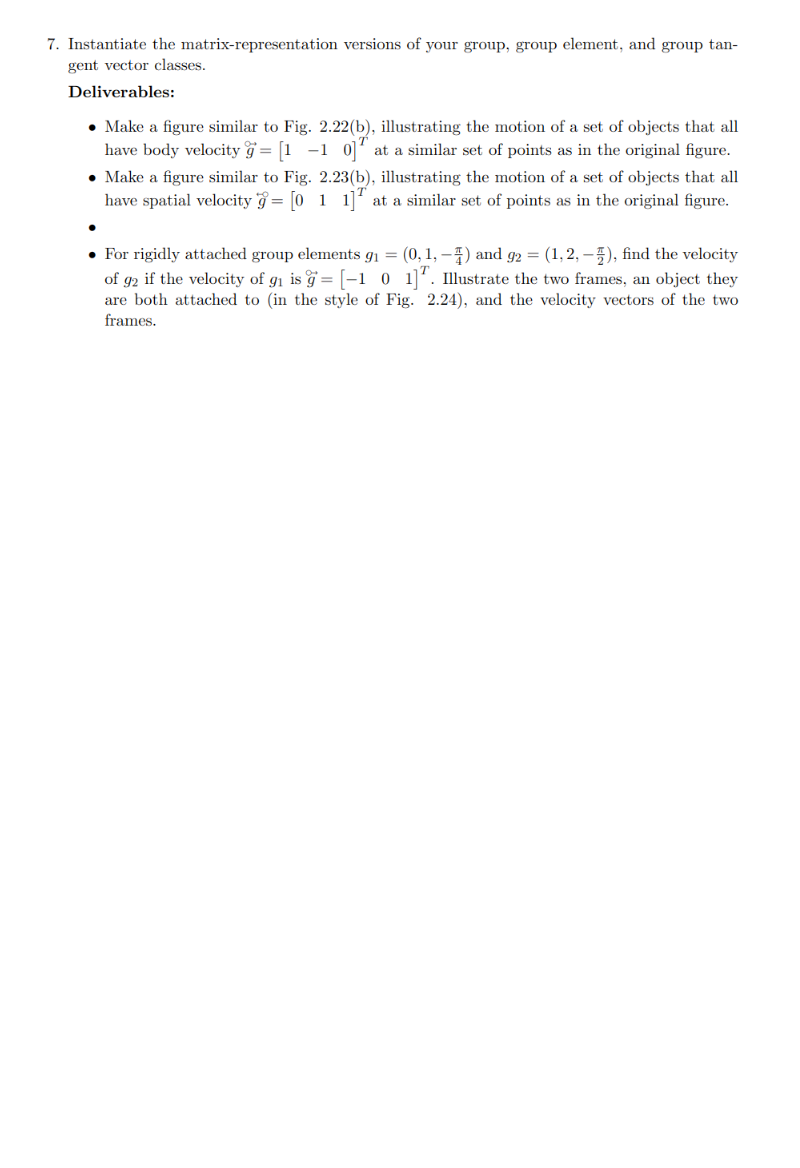
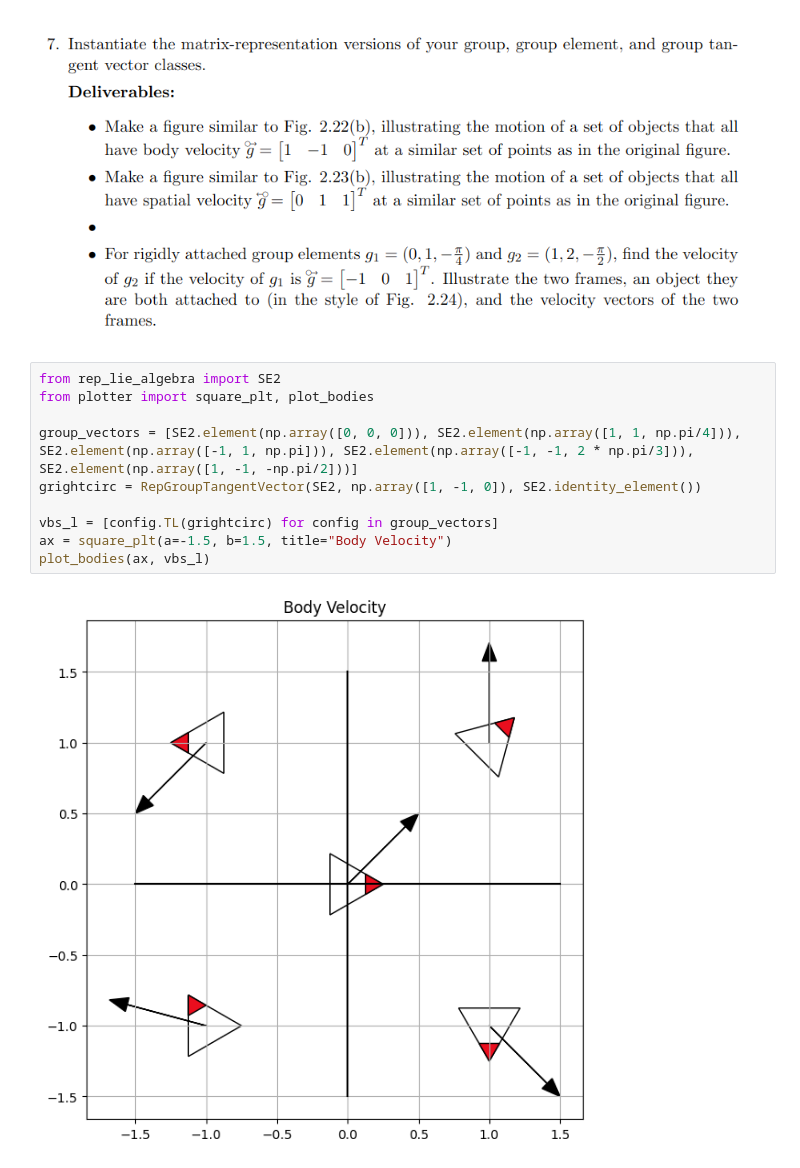
Before and after one commit to rooshm/rob541, a Jupyter notebook: hw2.ipynb, the cells around one changed output. Drawn from its saved outputs; the diff is of its cells as text; blank space fills up the shorter version.

```diff
--- a/hw2.ipynb
+++ b/hw2.ipynb
@@ -211,2 +215,14 @@ RepGroupTangentVector value [[1.  0.5]
 # %% [markdown]
 ![image.png](attachment:image.png)
+# %%
+from rep_lie_algebra import SE2
+from plotter import square_plt, plot_bodies
+
+group_vectors = [SE2.element(np.array([0, 0, 0])), SE2.element(np.array([1, 1, np.pi/4])), SE2.element(np.array([-1, 1, np.pi])), SE2.element(np.array([-1, -1, 2 * np.pi/3])), SE2.element(np.array([1, -1, -np.pi/2]))]
+grightcirc = RepGroupTangentVector(SE2, np.array([1, -1, 0]), SE2.identity_element())
+
+vbs_l = [config.TL(grightcirc) for config in group_vectors]
+ax = square_plt(a=-1.5, b=1.5, title="Body Velocity")
+plot_bodies(ax, vbs_l)
+# %% [output]
+[figure, added]
```
Also changed, not shown: parts of 2 cells of this notebook, 4 other files.
